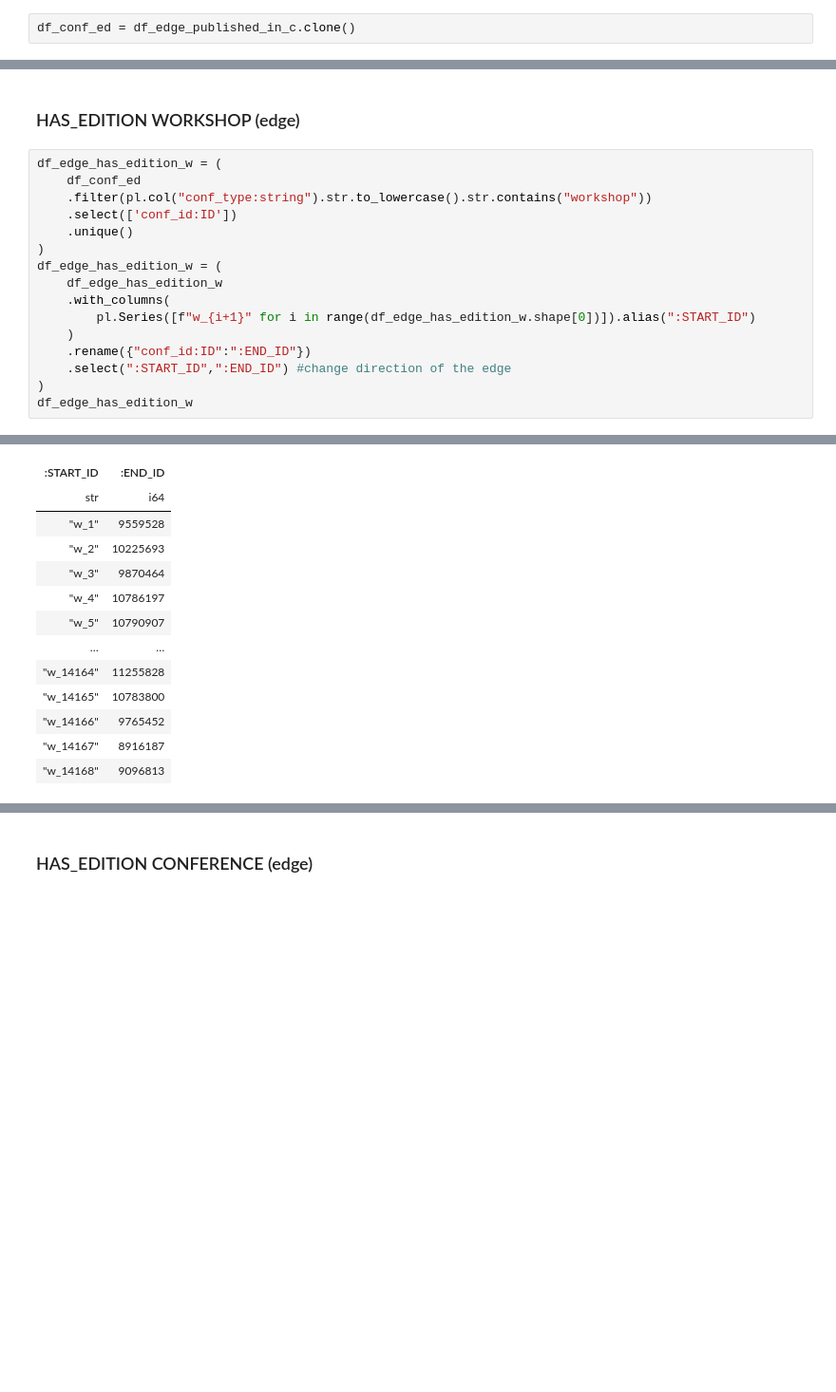
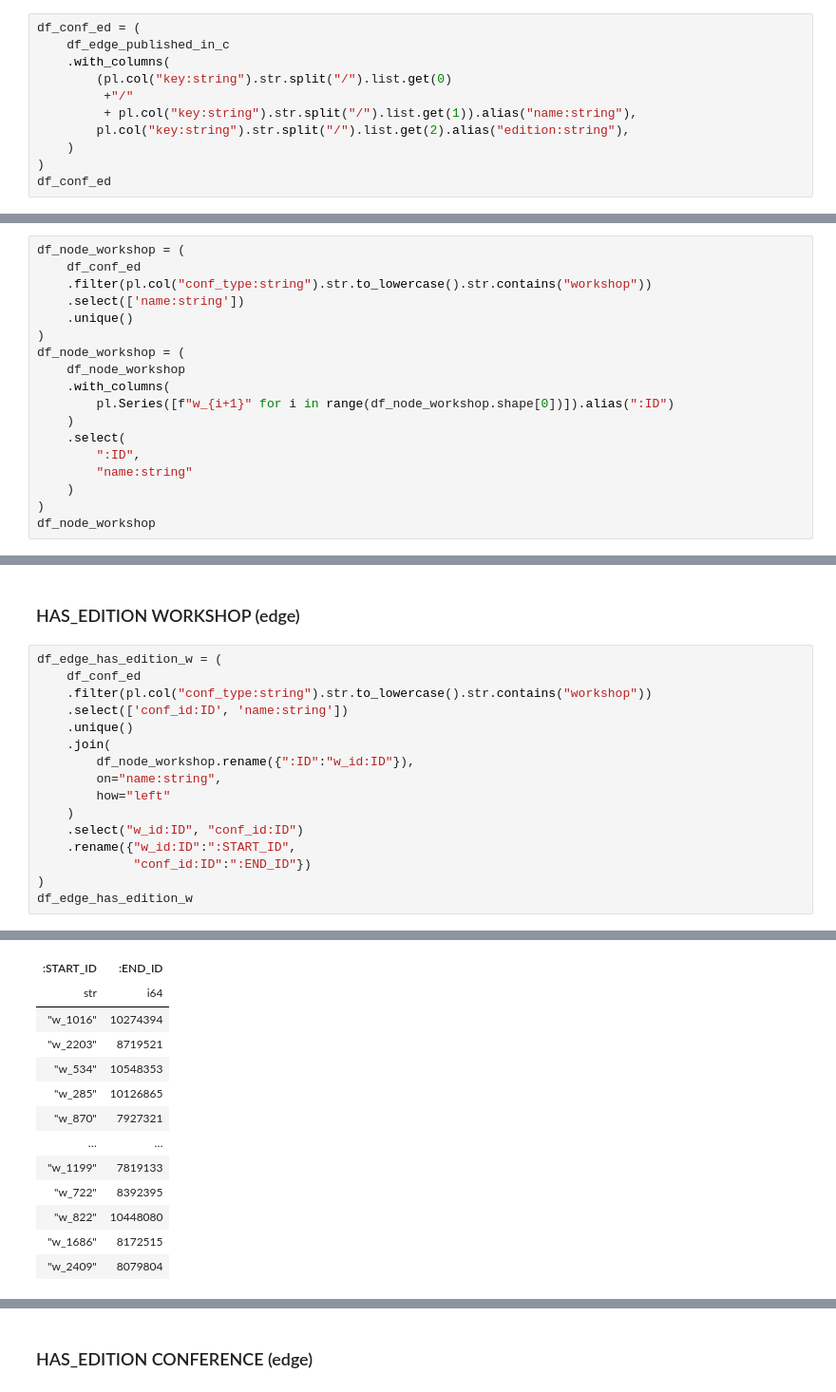
Before and after one commit to romj99/big_data_management_01, a Jupyter notebook: main.ipynb, the cells around one changed output, grey strips where cells are left out. Shown at 95% size. Cells and saved outputs as stored; diff of their text form; blank space fills up the shorter version.

```diff
--- a/main.ipynb
+++ b/main.ipynb
@@ -931,2 +931,11 @@ shape: (748_078, 6)
 # %%
-df_conf_ed = df_edge_published_in_c.clone()
+df_conf_ed = (
+    df_edge_published_in_c
+    .with_columns(
+        (pl.col("key:string").str.split("/").list.get(0)
+         +"/"
+         + pl.col("key:string").str.split("/").list.get(1)).alias("name:string"),
+        pl.col("key:string").str.split("/").list.get(2).alias("edition:string"),
+    )
+)
+df_conf_ed
@@ -955,0 +982,18 @@ shape: (748_078, 2)
+# %%
+df_node_workshop = (
+    df_conf_ed
+    .filter(pl.col("conf_type:string").str.to_lowercase().str.contains("workshop"))
+    .select(['name:string'])
+    .unique()
+)
+df_node_workshop = (
+    df_node_workshop
+    .with_columns(
+        pl.Series([f"w_{i+1}" for i in range(df_node_workshop.shape[0])]).alias(":ID")
+    )
+    .select(
+        ":ID",
+        "name:string"
+    )
+)
+df_node_workshop
@@ -958,31 +1017,31 @@ shape: (748_078, 2)
 # %%
 df_edge_has_edition_w = (
     df_conf_ed
     .filter(pl.col("conf_type:string").str.to_lowercase().str.contains("workshop"))
-    .select(['conf_id:ID'])
+    .select(['conf_id:ID', 'name:string'])
     .unique()
-)
-df_edge_has_edition_w = (
-    df_edge_has_edition_w
-    .with_columns(
-        pl.Series([f"w_{i+1}" for i in range(df_edge_has_edition_w.shape[0])]).alias(":START_ID")
+    .join(
+        df_node_workshop.rename({":ID":"w_id:ID"}),
+        on="name:string",
+        how="left"
     )
-    .rename({"conf_id:ID":":END_ID"})
-    .select(":START_ID",":END_ID") #change direction of the edge
+    .select("w_id:ID", "conf_id:ID")
+    .rename({"w_id:ID":":START_ID",
+             "conf_id:ID":":END_ID"})
 )
 df_edge_has_edition_w
 # %% [output]
 shape: (14_168, 2)
 | :START_ID | :END_ID |
 | str | i64 |
-| "w_1" | 9559528 |
-| "w_2" | 10225693 |
-| "w_3" | 9870464 |
-| "w_4" | 10786197 |
-| "w_5" | 10790907 |
+| "w_1016" | 10274394 |
+| "w_2203" | 8719521 |
+| "w_534" | 10548353 |
+| "w_285" | 10126865 |
+| "w_870" | 7927321 |
 | … | … |
-| "w_14164" | 11255828 |
-| "w_14165" | 10783800 |
-| "w_14166" | 9765452 |
-| "w_14167" | 8916187 |
-| "w_14168" | 9096813 |
+| "w_1199" | 7819133 |
+| "w_722" | 8392395 |
+| "w_822" | 10448080 |
+| "w_1686" | 8172515 |
+| "w_2409" | 8079804 |
```
Also changed, not shown: parts of 34 cells of this notebook.
